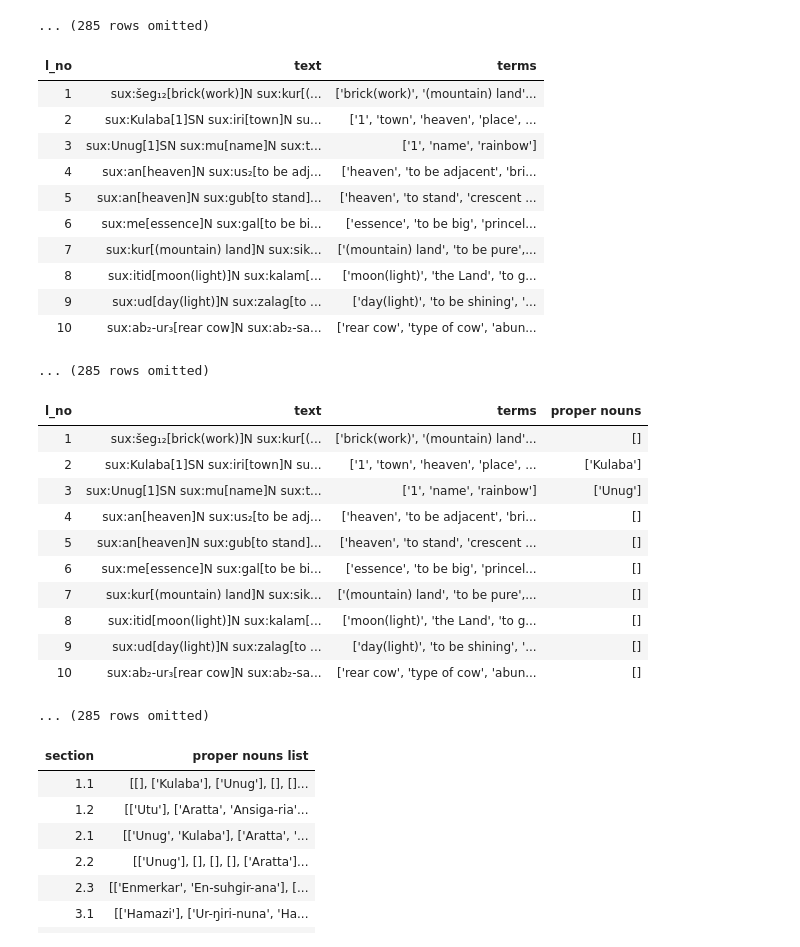
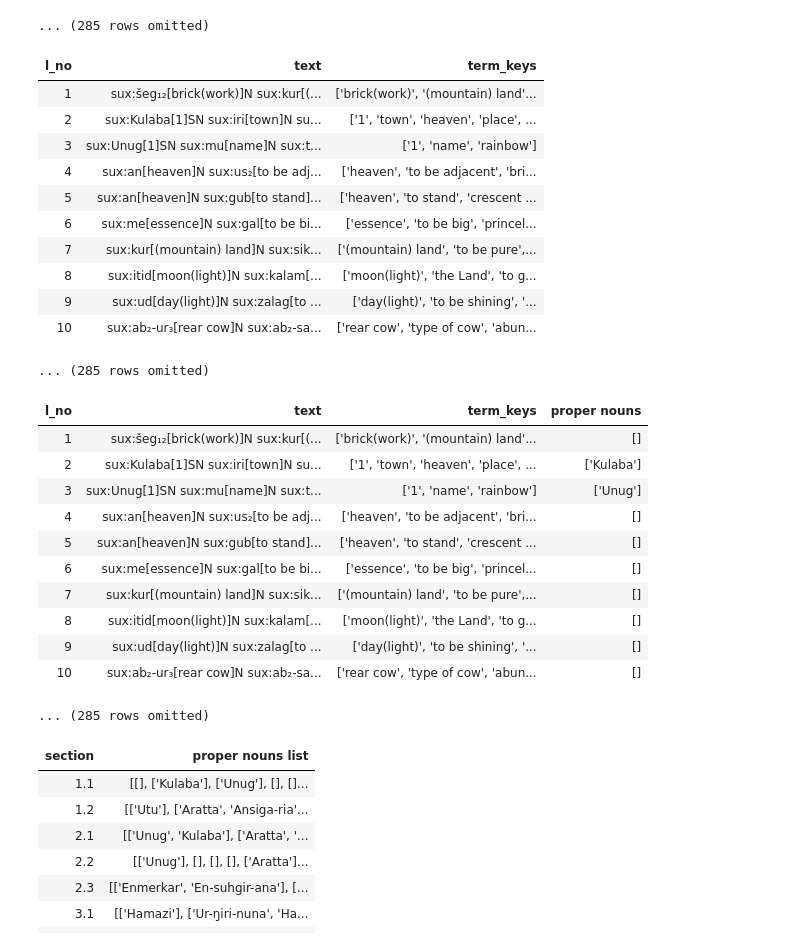
Before and after one commit to BIDS-projects/modules, a Jupyter notebook: digital-assyriology/Digital-Assyriology.ipynb, the cells around one changed output. Drawn from its saved outputs; the diff is of its cells as text; code cells hidden in the pictures.

```diff
--- a/digital-assyriology/Digital-Assyriology.ipynb
+++ b/digital-assyriology/Digital-Assyriology.ipynb
@@ -68,18 +68,24 @@ def proper_noun(line):
     nouns = re.findall(r"(?<=\:)(.*?)(?=\[)", line)
     nouns = [word for word in nouns if (len(word) > 1 and word[0].isupper() and not word[1].isupper())]
     return nouns
+
+def speech_article(line):
+    terms = re.findall(r"(?<=\])(.*?)(?=\s)", line)
+    return terms
 # %%
 line_table = []
 nouns = []
+term_keys = []
 
 for i in range(Enmerkar_table.num_rows):
     line_table.append(term_finder(Enmerkar_table[1][i]))
     nouns.append(proper_noun(Enmerkar_table[1][i]))
+    term_keys.append(speech_article(Enmerkar_table[1][i]))
 # %%
-Enmerkar_terms = Enmerkar_table.with_column('terms', line_table)
+Enmerkar_terms = Enmerkar_table.with_column('term_keys', line_table)
 Enmerkar_terms
 # %% [output]
-| l_no | text | terms |
+| l_no | text | term_keys |
 | 1 | sux:šeg₁₂[brick(work)]N sux:kur[(... | ['brick(work)', '(mountain) land'... |
 | 2 | sux:Kulaba[1]SN sux:iri[town]N su... | ['1', 'town', 'heaven', 'place', ... |
 | 3 | sux:Unug[1]SN sux:mu[name]N sux:t... | ['1', 'name', 'rainbow'] |
@@ -95,7 +101,7 @@ Enmerkar_terms
 Enmerkar_terms = Enmerkar_terms.with_column('proper nouns',nouns)
 Enmerkar_terms.drop('text')
 # %% [output]
-| l_no | text | terms | proper nouns |
+| l_no | text | term_keys | proper nouns |
 | 1 | sux:šeg₁₂[brick(work)]N sux:kur[(... | ['brick(work)', '(mountain) land'... | [] |
 | 2 | sux:Kulaba[1]SN sux:iri[town]N su... | ['1', 'town', 'heaven', 'place', ... | ['Kulaba'] |
 | 3 | sux:Unug[1]SN sux:mu[name]N sux:t... | ['1', 'name', 'rainbow'] | ['Unug'] |
```
Also changed, not shown: parts of 6 cells of this notebook.
